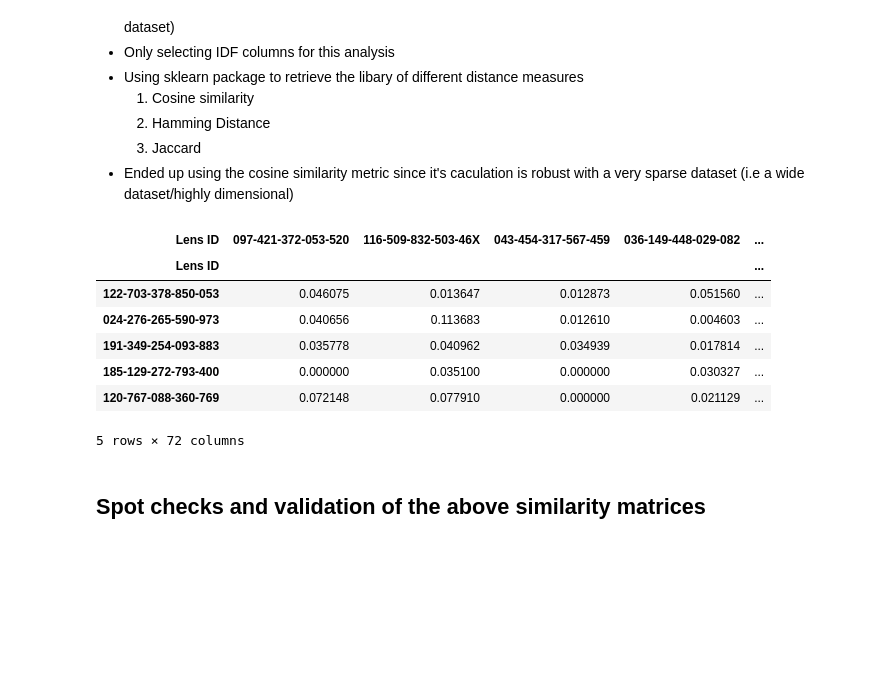
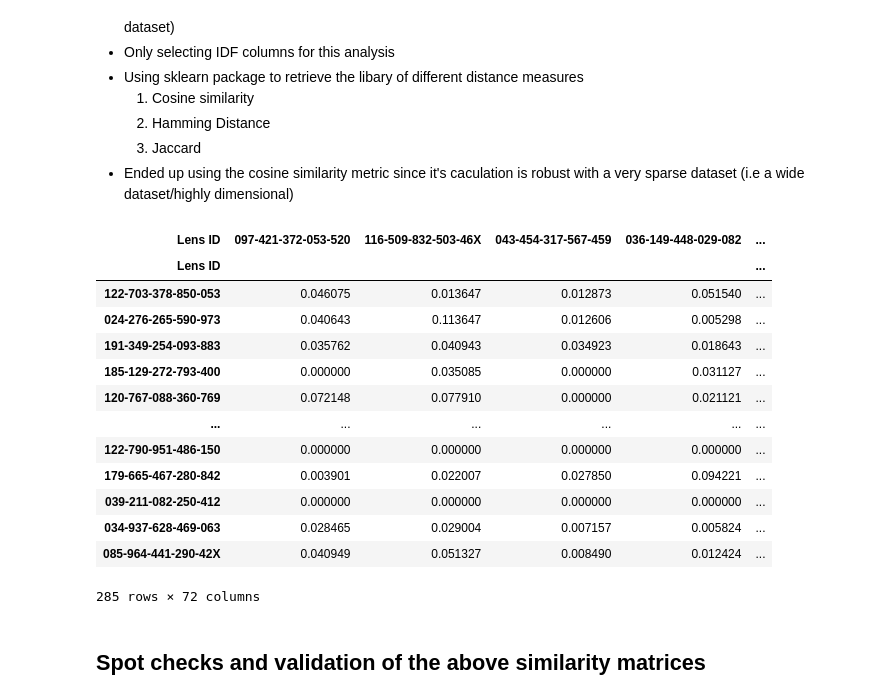
Before and after one commit to andymccall896/Journal_managementNP, a Jupyter notebook: 02-Python Scripts - Data Wrangling/Development/Text_data_wrangling_dev.ipynb, the cells around one changed output. Drawn from its saved outputs; the diff is of its cells as text; code cells hidden in the pictures; blank space fills up the shorter version.

```diff
--- a/02-Python Scripts - Data Wrangling/Development/Text_data_wrangling_dev.ipynb
+++ b/02-Python Scripts - Data Wrangling/Development/Text_data_wrangling_dev.ipynb
@@ -88,16 +88,23 @@ for i in range(len(dframetrim['Abstract'])):
 
 ### Remove lowercase characters that are a length of 3 or less
 ### This should be printed out for Bill proudfit ## tokenise
+#empty_word_list = []
+#for id,i in enumerate(dframetrim['Abstract_trim_2']):
+ #   for id2,ii in enumerate(i):
+ #       if ii.islower() == True and len(ii) <= 3:
+ #           empty_word_list.append(ii)
+  #      elif ii.islower() == False:
+ #           pass
+#from ast #import literal_eval
+#ast.literal_eval(empty_word_list)
 
-empty_word_list = []
-for id,i in enumerate(dframetrim['Abstract_trim_2']):
-    for id2,ii in enumerate(i):
-        if ii.islower() == True and len(ii) <= 3:
-            empty_word_list.append(ii)
-        elif ii.islower() == False:
-            pass
+
+empty_word_list = pd.read_csv('C:/Users/andym/Desktop/Datafancy/Journal_managementNP/03-test_datasets/Bill_review_of_words_to_keep.csv',header = None)
+empty_word_list = np.array(empty_word_list.iloc[:, 0])
+empty_word_list = empty_word_list.tolist()
+
 #### Empty_word_list should be sent to bill proudfit
-pd.DataFrame(empty_word_list).to_csv(r"C:\Users\andym\Desktop\Datafancy\Journal_managementNP\04-final_datatsets\empty_word_list.csv")
+#pd.DataFrame(empty_word_list).to_csv(r"C:\Users\andym\Desktop\Datafancy\Journal_managementNP\04-final_datatsets\empty_word_list.csv")
 
 for id, i in enumerate(dframetrim['Abstract_trim_2']):
     dframetrim['Abstract_trim_2'].values[id] = [x.lower() for x in dframetrim['Abstract_trim_2'].values[id]] ### lowercases
@@ -324,40 +336,46 @@ lst = [[] for _ in range(len(x_train))]
 
 for i in range(len(x_train)):
     for j in range(len(x_test)):
         lst[i].append(distance.hamming(x_train[i:i+1],x_test[j:j+1]))
 
 lstdf = pd.DataFrame(lst)
 test_matrix_hamming_df = lstdf.set_index(x_train.index)
 test_matrix_hamming_df.columns = x_test.index
 test_matrix_hamming_df.to_csv(r"C:\Users\andym\Desktop\Datafancy\Journal_managementNP\03-test_datasets\test_matrix_hamming.csv")
 
 ############################################################################################
 #################### JACCARD DISTANCE ######################################################
 ############################################################################################
 from scipy.spatial import distance
 
 lst = [[] for _ in range(len(x_train))]
 
 for i in range(len(x_train)):
     for j in range(len(x_test)):
         lst[i].append(distance.jaccard(x_train[i:i+1],x_test[j:j+1]))
 
 lstdf = pd.DataFrame(lst)
 test_matrix_jaccard_df = lstdf.set_index(x_train.index)
 test_matrix_jaccard_df.columns = x_test.index
 test_matrix_jaccard_df.to_csv(r"C:\Users\andym\Desktop\Datafancy\Journal_managementNP\03-test_datasets\test_matrix_jaccard.csv")
 
 #################################################################################################
-test_matrix_cosine_df.head()
+test_matrix_cosine_df
 # %% [output]
 | Lens ID | 097-421-372-053-520 | 116-509-832-503-46X | 043-454-317-567-459 | 036-149-448-029-082 | ... |
 | Lens ID |  |  |  |  | ... |
-| 122-703-378-850-053 | 0.046075 | 0.013647 | 0.012873 | 0.051560 | ... |
-| 024-276-265-590-973 | 0.040656 | 0.113683 | 0.012610 | 0.004603 | ... |
-| 191-349-254-093-883 | 0.035778 | 0.040962 | 0.034939 | 0.017814 | ... |
-| 185-129-272-793-400 | 0.000000 | 0.035100 | 0.000000 | 0.030327 | ... |
-| 120-767-088-360-769 | 0.072148 | 0.077910 | 0.000000 | 0.021129 | ... |
+| 122-703-378-850-053 | 0.046075 | 0.013647 | 0.012873 | 0.051540 | ... |
+| 024-276-265-590-973 | 0.040643 | 0.113647 | 0.012606 | 0.005298 | ... |
+| 191-349-254-093-883 | 0.035762 | 0.040943 | 0.034923 | 0.018643 | ... |
+| 185-129-272-793-400 | 0.000000 | 0.035085 | 0.000000 | 0.031127 | ... |
+| 120-767-088-360-769 | 0.072148 | 0.077910 | 0.000000 | 0.021121 | ... |
+| ... | ... | ... | ... | ... | ... |
+| 122-790-951-486-150 | 0.000000 | 0.000000 | 0.000000 | 0.000000 | ... |
+| 179-665-467-280-842 | 0.003901 | 0.022007 | 0.027850 | 0.094221 | ... |
+| 039-211-082-250-412 | 0.000000 | 0.000000 | 0.000000 | 0.000000 | ... |
+| 034-937-628-469-063 | 0.028465 | 0.029004 | 0.007157 | 0.005824 | ... |
+| 085-964-441-290-42X | 0.040949 | 0.051327 | 0.008490 | 0.012424 | ... |
-5 rows × 72 columns
+285 rows × 72 columns
 # %% [markdown]
 ## Spot checks and validation of the above similarity matrices
 # %%
```
Also changed, not shown: parts of 10 cells of this notebook, 22 other files.
